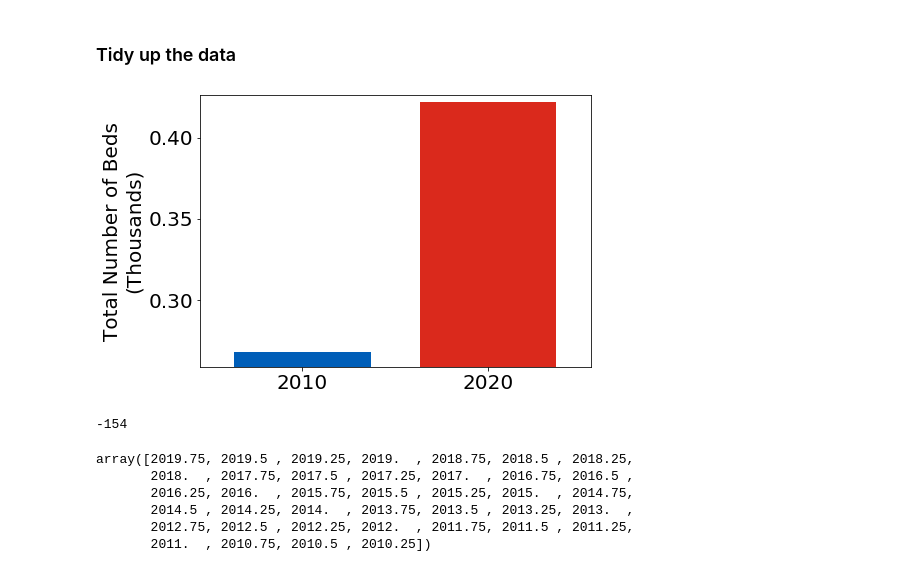
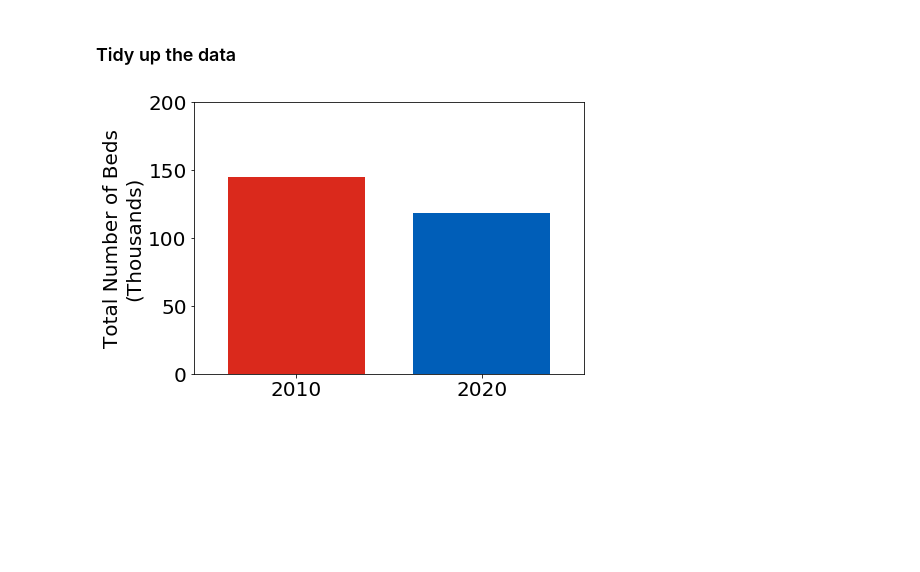
Before and after one commit to HowsMyNHS/NHSdata, a Jupyter notebook: NhsEngBeds.ipynb, the cells around one changed output. Cells and saved outputs as stored; diff of their text form; code cells hidden in the pictures; blank space fills up the shorter version.

```diff
--- a/NhsEngBeds.ipynb
+++ b/NhsEngBeds.ipynb
@@ -213,33 +214,20 @@ firstNames, time, BedsAvail = np.load("NHSbeds.npy", allow_pickle=True)
 # %%
 matplotlib.rcParams['mathtext.fontset'] = 'stix'
 matplotlib.rcParams['font.family'] = 'sans-serif'
 matplotlib.rc('font', size=20)
 
 fig, ax1 = plt.subplots(figsize = (7,5))
 time = np.arange(2010.25, 2020, 0.25)[::-1]
 
-hospital = 100
+hospital = 0
 
 allBeds = BedsAvail[hospital,:][BedsAvail[hospital,:]!='-']
 
 ax1.bar([time[-1], time[0]], [allBeds[-1]*1e-3, allBeds[0]*1e-3],
-        width = 7, alpha=1,tick_label = [2010, 2020], color = ['#005EB8', '#DA291C'])
+        width = 7, alpha=1,tick_label = [2010, 2020], color = ['#DA291C','#005EB8'])
 ax1.set_xlim(2005, 2025)
-ax1.set_ylim(0.98*min(allBeds)*1e-3, 1.01*max(allBeds)*1e-3)
+ax1.set_ylim(0,200)
 ax1.set_ylabel("Total Number of Beds\n(Thousands)")
 plt.show()
 # %% [output]
-[figure, old version]
+[figure, new version]
-# %%
-allBeds[-1] -allBeds[0]
-# %% [output]
--154
-# %%
-time
-# %% [output]
-array([2019.75, 2019.5 , 2019.25, 2019.  , 2018.75, 2018.5 , 2018.25,
-       2018.  , 2017.75, 2017.5 , 2017.25, 2017.  , 2016.75, 2016.5 ,
-       2016.25, 2016.  , 2015.75, 2015.5 , 2015.25, 2015.  , 2014.75,
-       2014.5 , 2014.25, 2014.  , 2013.75, 2013.5 , 2013.25, 2013.  ,
-       2012.75, 2012.5 , 2012.25, 2012.  , 2011.75, 2011.5 , 2011.25,
-       2011.  , 2010.75, 2010.5 , 2010.25])
```
Also changed, not shown: parts of 5 cells of this notebook, 4 other files.
